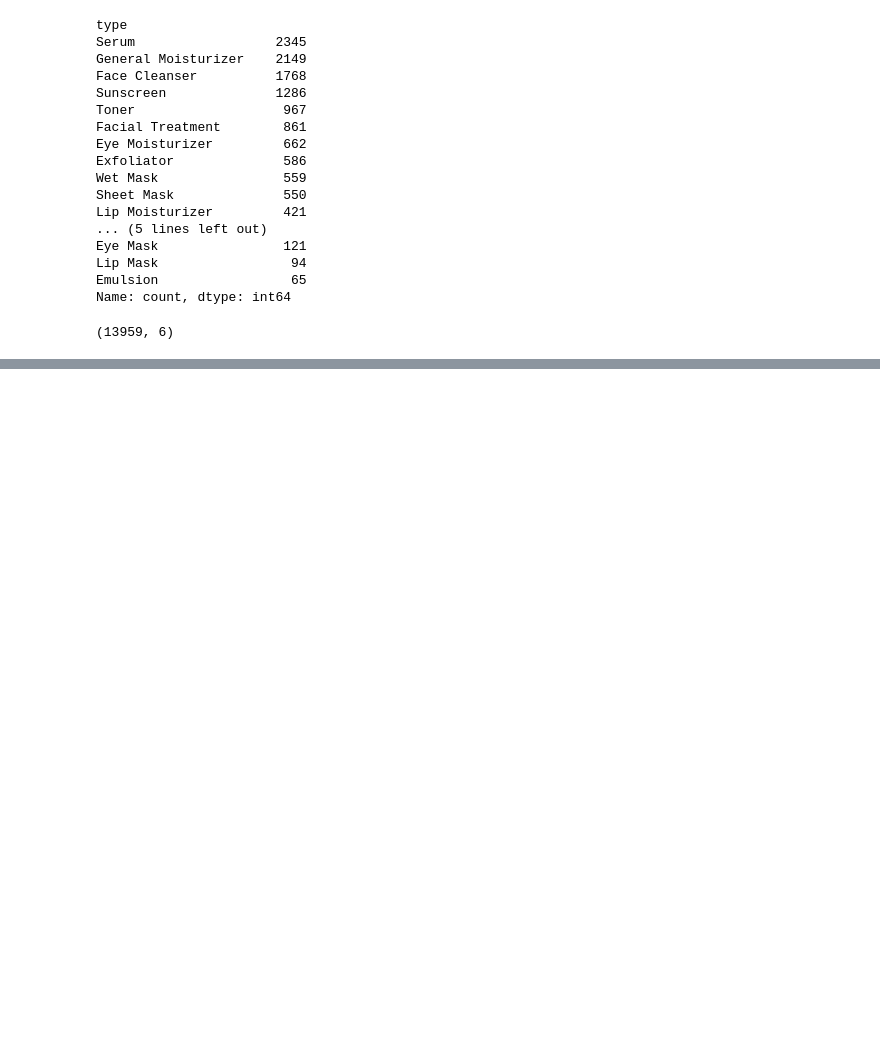
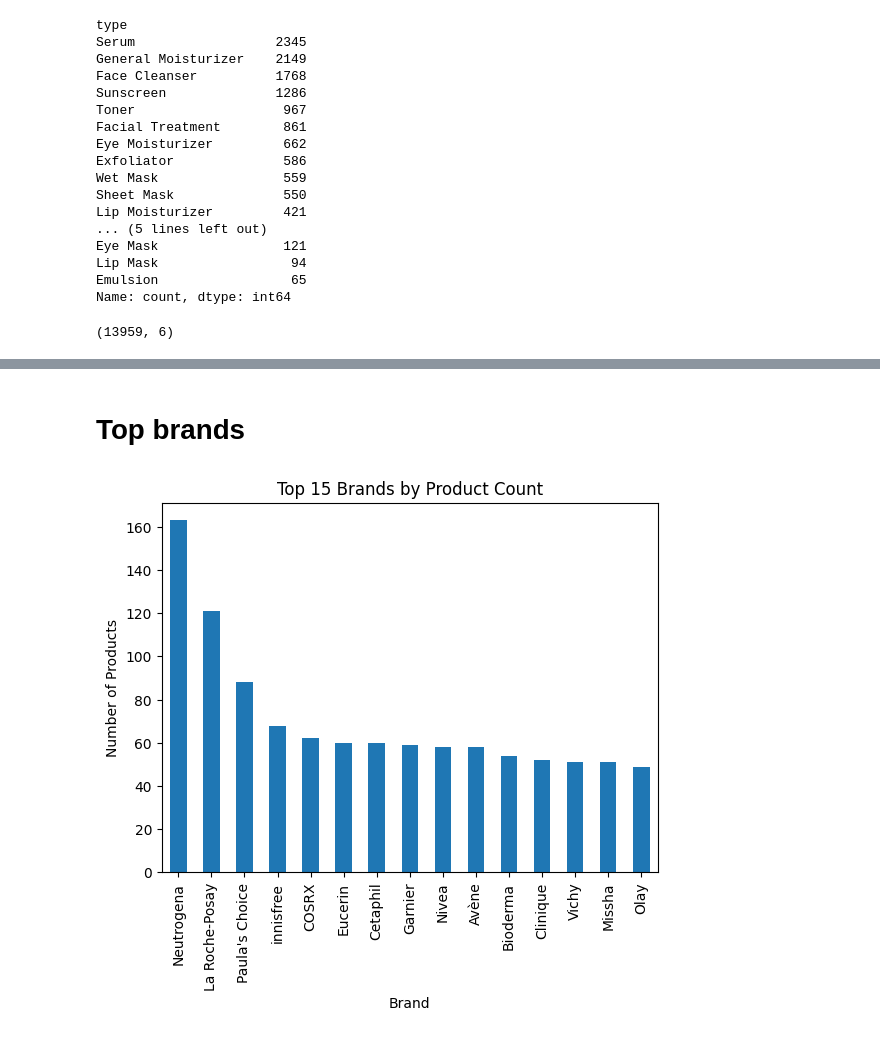
Before and after one commit to BluezConcepts/skingen-content-based-recommender, a Jupyter notebook: notebooks/01_product_data_eda_and_cleaning.ipynb, the cells around one changed output, grey strips where cells are left out. Drawn from its saved outputs; the diff is of its cells as text; code cells hidden in the pictures; blank space fills up the shorter version.

```diff
--- a/notebooks/01_product_data_eda_and_cleaning.ipynb
+++ b/notebooks/01_product_data_eda_and_cleaning.ipynb
@@ -359,0 +728,13 @@ TypeError: 'float' object is not iterable
+# %% [markdown]
+# Top brands
+# %%
+df["brand"].value_counts().head(15).plot(
+    kind="bar",
+    title="Top 15 Brands by Product Count"
+)
+
+plt.ylabel("Number of Products")
+plt.xlabel("Brand")
+plt.show()
+# %% [output]
+[figure, added]
```
Also changed, not shown: parts of 98 cells of this notebook, 6 other files.
